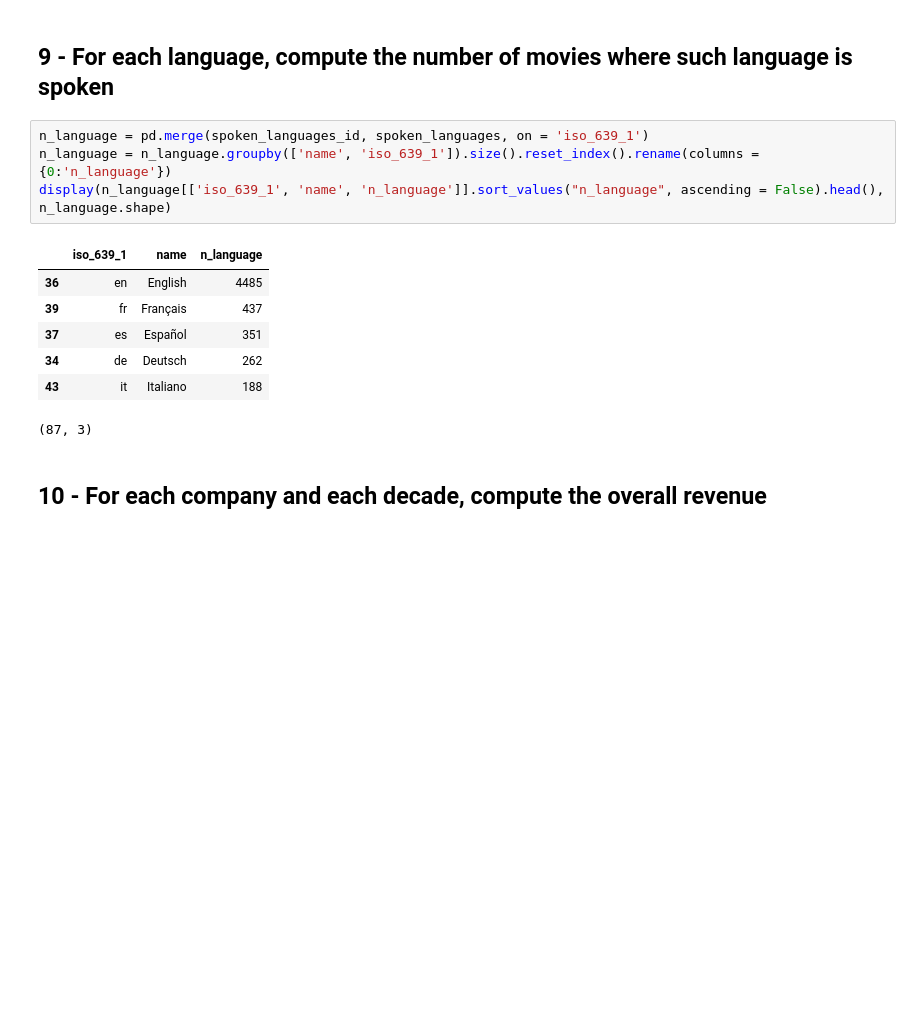
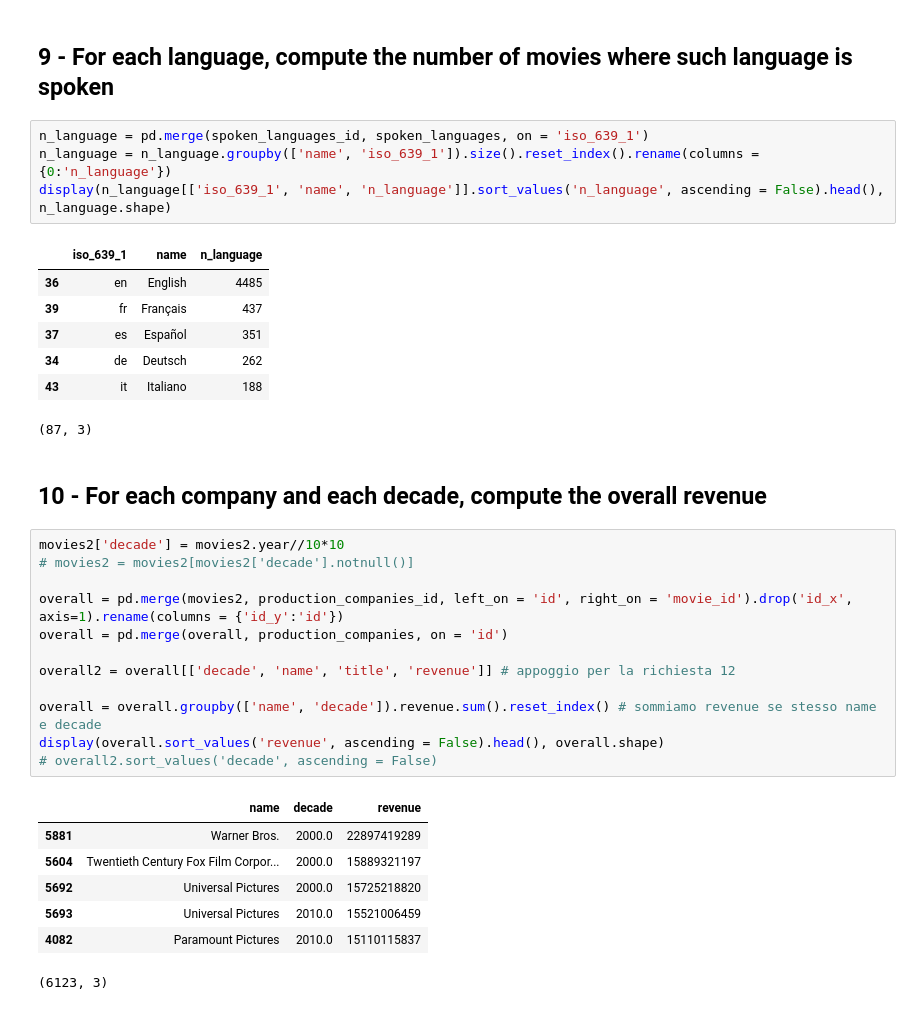
Before and after one commit to mat0692/FCS, a Jupyter notebook: Project FCS.ipynb, the cells around one changed output. Drawn from its saved outputs; the diff is of its cells as text; blank space fills up the shorter version.

```diff
--- a/Project FCS.ipynb
+++ b/Project FCS.ipynb
@@ -363,7 +363,7 @@ Numero film che hanno almeno un 'Director': 4773
 # %%
 n_language = pd.merge(spoken_languages_id, spoken_languages, on = 'iso_639_1')
 n_language = n_language.groupby(['name', 'iso_639_1']).size().reset_index().rename(columns = {0:'n_language'})
-display(n_language[['iso_639_1', 'name', 'n_language']].sort_values("n_language", ascending = False).head(), n_language.shape)
+display(n_language[['iso_639_1', 'name', 'n_language']].sort_values('n_language', ascending = False).head(), n_language.shape)
 # %% [output]
 |  | iso_639_1 | name | n_language |
 | 36 | en | English | 4485 |
@@ -374,3 +374,23 @@ display(n_language[['iso_639_1', 'name', 'n_language']].sort_values("n_language"
 (87, 3)
 # %% [markdown]
 ## 10 - For each company and each decade, compute the overall revenue
+# %%
+movies2['decade'] = movies2.year//10*10
+# movies2 = movies2[movies2['decade'].notnull()]
+
+overall = pd.merge(movies2, production_companies_id, left_on = 'id', right_on = 'movie_id').drop('id_x', axis=1).rename(columns = {'id_y':'id'})
+overall = pd.merge(overall, production_companies, on = 'id')
+
+overall2 = overall[['decade', 'name', 'title', 'revenue']] # appoggio per la richiesta 12
+
+overall = overall.groupby(['name', 'decade']).revenue.sum().reset_index() # sommiamo revenue se stesso name e decade
+display(overall.sort_values('revenue', ascending = False).head(), overall.shape)
+# overall2.sort_values('decade', ascending = False)
+# %% [output]
+|  | name | decade | revenue |
+| 5881 | Warner Bros. | 2000.0 | 22897419289 |
+| 5604 | Twentieth Century Fox Film Corpor... | 2000.0 | 15889321197 |
+| 5692 | Universal Pictures | 2000.0 | 15725218820 |
+| 5693 | Universal Pictures | 2010.0 | 15521006459 |
+| 4082 | Paramount Pictures | 2010.0 | 15110115837 |
+(6123, 3)
```
Also changed, not shown: parts of 5 cells of this notebook.
